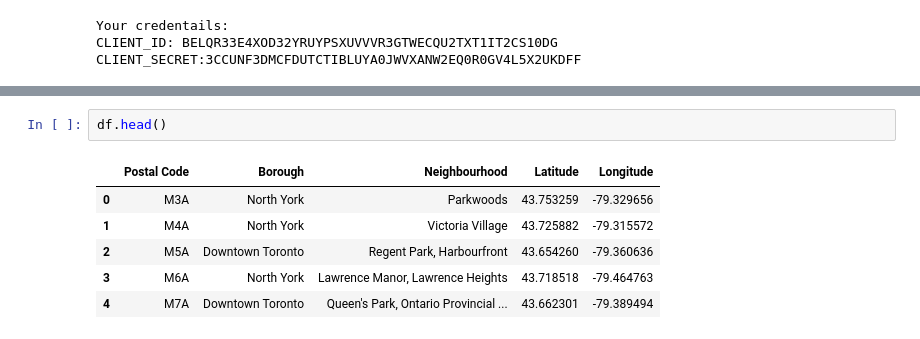
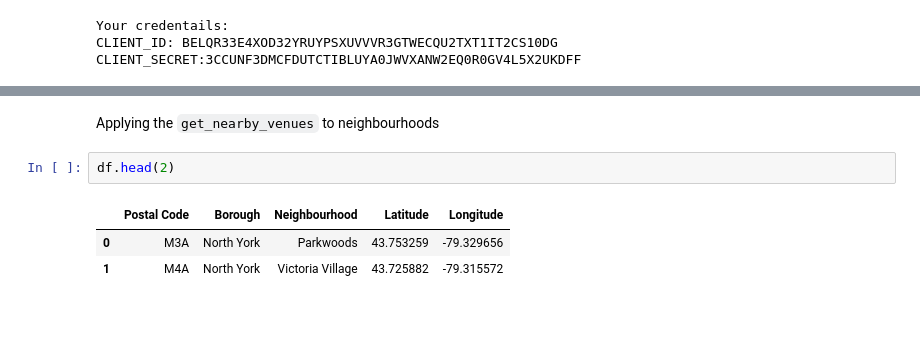
Before and after one commit to emdemor/Coursera_Capstone, a Jupyter notebook: coursera_capstone_Week_3_P3.ipynb, the cells around one changed output, grey strips where cells are left out. Cells and saved outputs as stored; diff of their text form.

```diff
--- a/coursera_capstone_Week_3_P3.ipynb
+++ b/coursera_capstone_Week_3_P3.ipynb
@@ -93,9 +132,8 @@ results = requests.get(url).json()
+# %% [markdown]
+Applying the `get_nearby_venues` to neighbourhoods
 # %%
-df.head()
+df.head(2)
 # %% [output]
 |  | Postal Code | Borough | Neighbourhood | Latitude | Longitude |
 | 0 | M3A | North York | Parkwoods | 43.753259 | -79.329656 |
 | 1 | M4A | North York | Victoria Village | 43.725882 | -79.315572 |
-| 2 | M5A | Downtown Toronto | Regent Park, Harbourfront | 43.654260 | -79.360636 |
-| 3 | M6A | North York | Lawrence Manor, Lawrence Heights | 43.718518 | -79.464763 |
-| 4 | M7A | Downtown Toronto | Queen's Park, Ontario Provincial ... | 43.662301 | -79.389494 |
```
Also changed, not shown: parts of 17 cells of this notebook.
